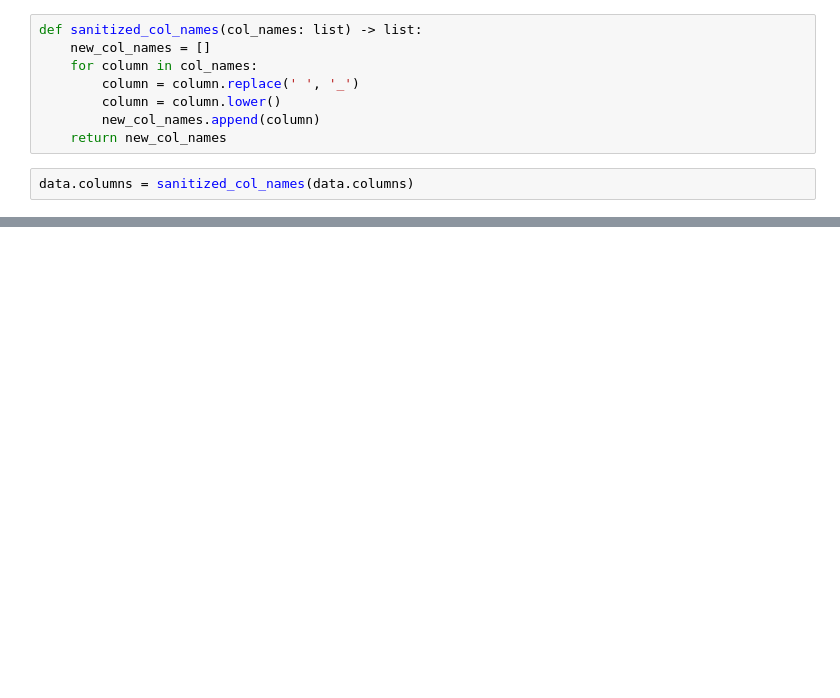
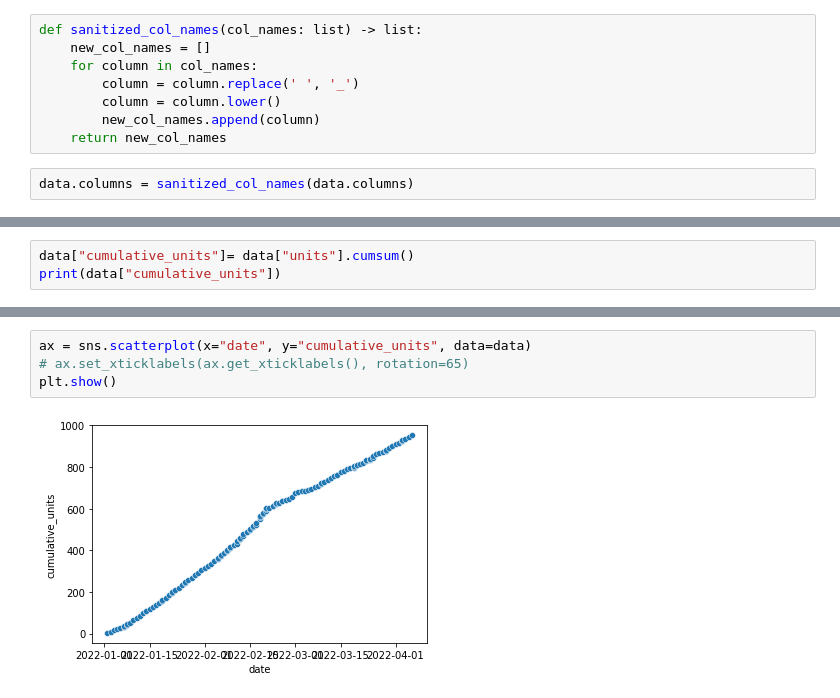
Before and after one commit to danielalazzara/learning_python, a Jupyter notebook: notebooks/data_exploration.ipynb, the cells around one changed output, grey strips where cells are left out. Drawn from its saved outputs; the diff is of its cells as text; blank space fills up the shorter version.

```diff
--- a/notebooks/data_exploration.ipynb
+++ b/notebooks/data_exploration.ipynb
@@ -61,0 +166,3 @@ plt.show()
+# %%
+data["cumulative_units"]= data["units"].cumsum()
+print(data["cumulative_units"])
@@ -61,0 +182,6 @@ plt.show()
+# %%
+ax = sns.scatterplot(x="date", y="cumulative_units", data=data)
+# ax.set_xticklabels(ax.get_xticklabels(), rotation=65)
+plt.show()
+# %% [output]
+[figure, added]
```
Also changed, not shown: parts of 25 cells of this notebook, 1 other file.
